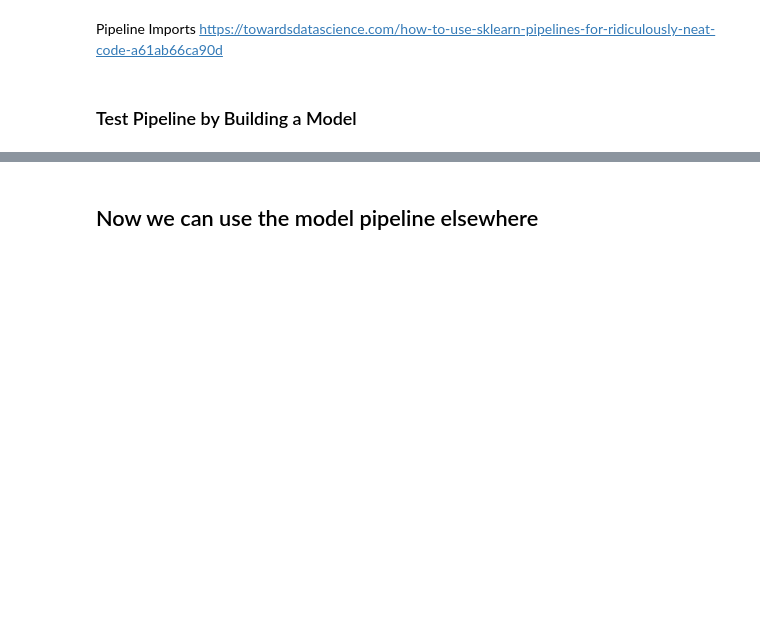
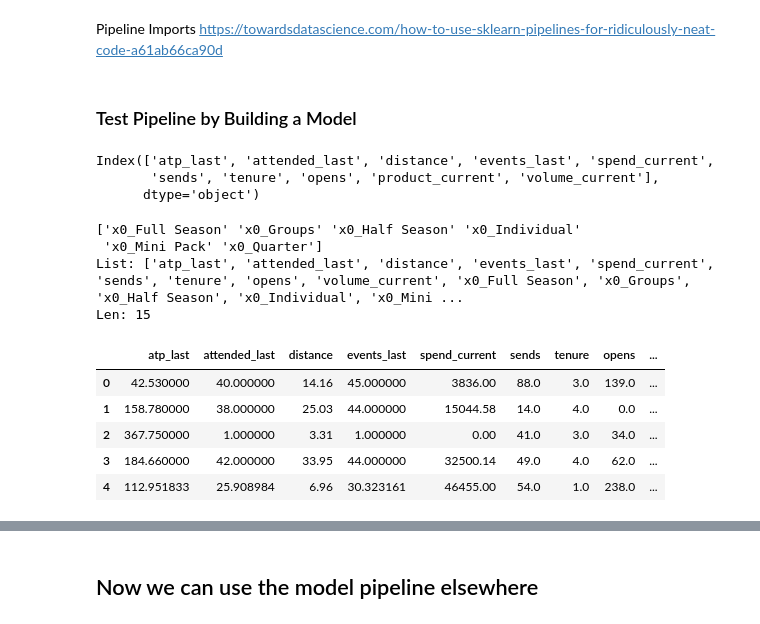
Before and after one commit to ryankazmerik/data-sci, a Jupyter notebook: sandbox/peter sandbox/Experiments/Pipeline Test.ipynb, the cells around one changed output, grey strips where cells are left out. Saved outputs shown, nothing was run; the diff lists cells and outputs as text; code cells hidden in the pictures; blank space fills up the shorter version.

```diff
--- a/sandbox/peter sandbox/Experiments/Pipeline Test.ipynb
+++ b/sandbox/peter sandbox/Experiments/Pipeline Test.ipynb
@@ -134,7 +145,7 @@ rf_test = RandomForestClassifier()
 df_test = df.copy()
 df_test = df_test.dropna()
 
-X = df_test.drop("product", axis=1)
+X = df_test.drop(["product", "product_current"], axis=1)
 X.drop("product_encoded", inplace=True, axis=1)
 df_test["product_encoded"] = LabelEncoder().fit_transform(df_test["product"])
 y = df_test["product_encoded"]
@@ -192,12 +233,19 @@ from sklearn.model_selection import GridSearchCV
 # %%
 numeric_pipeline = Pipeline(steps=[
     ('impute', SimpleImputer(missing_values=np.nan, strategy='mean')),
-    ('scale', MinMaxScaler())
+    # ('scale', MinMaxScaler())
 ])
 
 categorical_pipeline = Pipeline(steps=[
     ('impute', SimpleImputer(strategy='most_frequent')),
-    ('one-hot', OneHotEncoder(handle_unknown='ignore', sparse=False))
+    # ('Ordinal encoding', OrdinalEncoder()),
+    # ('Label encoding', LabelEncoder())
+    ('one-hot', OneHotEncoder(handle_unknown='ignore', sparse=False)),
+    ('customer', CustomTransformer(column_names=categorical_features)),
+])
+
+outlier_pipeline = Pipeline(steps=[
+    ('isolation-forest', IsolationForest())
 ])
 
 # ordinal_pipeline = Pipeline(steps=[
@@ -212,3 +261,42 @@ full_processor = ColumnTransformer(transformers=[
 ])
 # %% [markdown]
 ### Test Pipeline by Building a Model
+# %%
+X_train.columns
+# %% [output]
+Index(['atp_last', 'attended_last', 'distance', 'events_last', 'spend_current',
+       'sends', 'tenure', 'opens', 'product_current', 'volume_current'],
+      dtype='object')
+# %%
+from sklearn.preprocessing import FunctionTransformer
+
+names = X_train.columns.tolist()
+test_pipeline = Pipeline(steps=[
+    ('preprocess', full_processor),
+    # ("pandarizer", FunctionTransformer(lambda x: pd.DataFrame(x, columns = full_processor.get_feature_names_out()))) #This will add column names IF they dont use one-hot encoding
+]).fit(X_train)
+
+print(test_pipeline.named_steps['preprocess'].transformers_[1][1].named_steps.get("one-hot").get_feature_names())
+
+# This method gets us one-hot encoded variable names
+new_features = features.copy()
+new_features.extend(test_pipeline.named_steps['preprocess'].transformers_[1][1].named_steps.get("one-hot").get_feature_names())
+new_features.remove("product")
+new_features.remove("product_current")
+print(f"List: {new_features}\nLen: {len(new_features)}")
+
+# _ = test_pipeline.fit(X_train, y_train)
+X_train_post = pd.DataFrame(test_pipeline.transform(X_train), columns=new_features)
+# X_test_post = test_pipeline.transform(X_test)
+X_train_post.head()
+# %% [output]
+['x0_Full Season' 'x0_Groups' 'x0_Half Season' 'x0_Individual'
+ 'x0_Mini Pack' 'x0_Quarter']
+List: ['atp_last', 'attended_last', 'distance', 'events_last', 'spend_current', 'sends', 'tenure', 'opens', 'volume_current', 'x0_Full Season', 'x0_Groups', 'x0_Half Season', 'x0_Individual', 'x0_Mini ...
+Len: 15
+|  | atp_last | attended_last | distance | events_last | spend_current | sends | tenure | opens | ... |
+| 0 | 42.530000 | 40.000000 | 14.16 | 45.000000 | 3836.00 | 88.0 | 3.0 | 139.0 | ... |
+| 1 | 158.780000 | 38.000000 | 25.03 | 44.000000 | 15044.58 | 14.0 | 4.0 | 0.0 | ... |
+| 2 | 367.750000 | 1.000000 | 3.31 | 1.000000 | 0.00 | 41.0 | 3.0 | 34.0 | ... |
+| 3 | 184.660000 | 42.000000 | 33.95 | 44.000000 | 32500.14 | 49.0 | 4.0 | 62.0 | ... |
+| 4 | 112.951833 | 25.908984 | 6.96 | 30.323161 | 46455.00 | 54.0 | 1.0 | 238.0 | ... |
```
Also changed, not shown: parts of 15 cells of this notebook, 7 other files.
